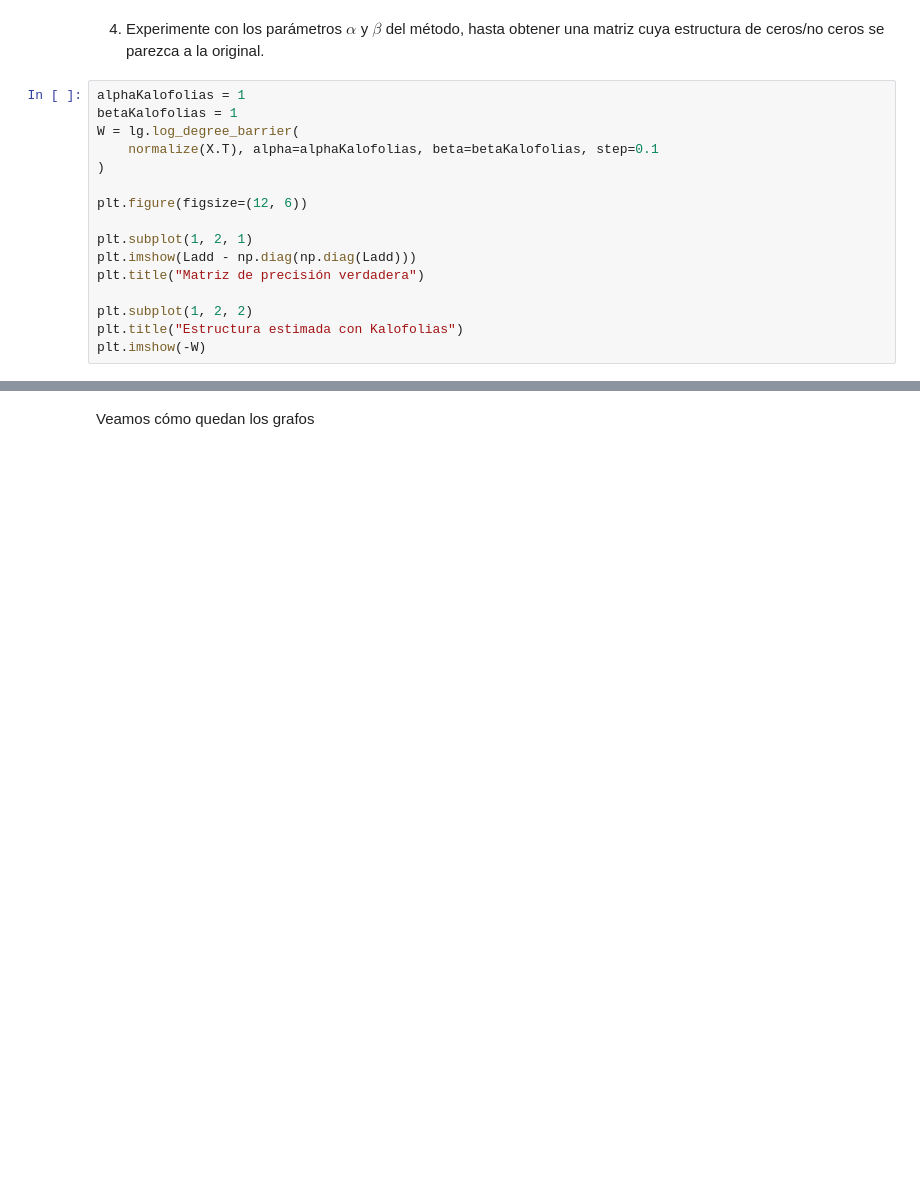
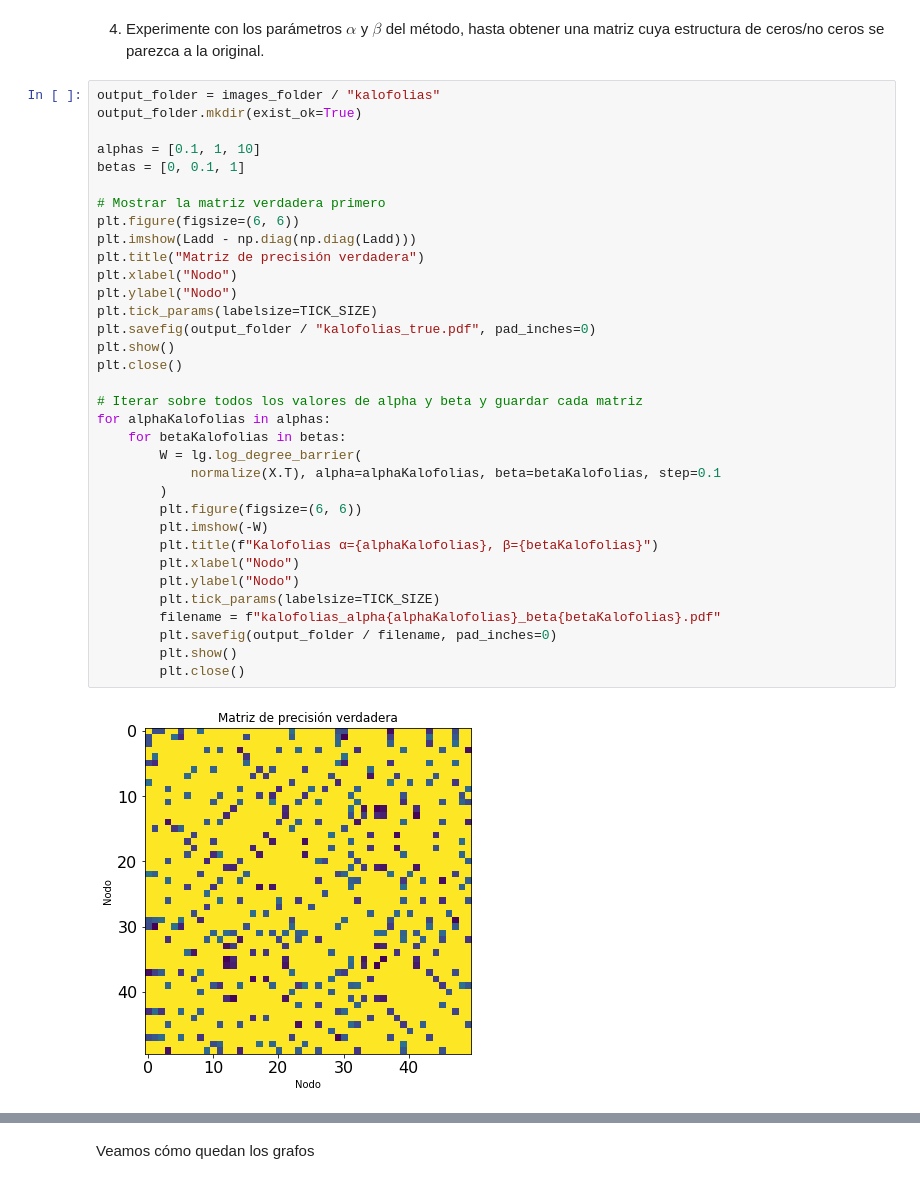
Before and after one commit to j-oflaherty/AA-grafos, a Jupyter notebook: lab4/Lab4_AAG2025.ipynb, the cells around one changed output, grey strips where cells are left out. Drawn from its saved outputs; the diff is of its cells as text; blank space fills up the shorter version.

```diff
--- a/lab4/Lab4_AAG2025.ipynb
+++ b/lab4/Lab4_AAG2025.ipynb
@@ -253,18 +304,38 @@ import learn_graph as lg
 # %% [markdown]
 4.   Experimente con los parámetros $\alpha$ y $\beta$ del método, hasta obtener una matriz cuya estructura de ceros/no ceros se parezca a la original.
-# %%
-alphaKalofolias = 1
-betaKalofolias = 1
-W = lg.log_degree_barrier(
-    normalize(X.T), alpha=alphaKalofolias, beta=betaKalofolias, step=0.1
-)
-
-plt.figure(figsize=(12, 6))
-
-plt.subplot(1, 2, 1)
-plt.imshow(Ladd - np.diag(np.diag(Ladd)))
-plt.title("Matriz de precisión verdadera")
-
-plt.subplot(1, 2, 2)
-plt.title("Estructura estimada con Kalofolias")
-plt.imshow(-W)
+# %%
+output_folder = images_folder / "kalofolias"
+output_folder.mkdir(exist_ok=True)
+
+alphas = [0.1, 1, 10]
+betas = [0, 0.1, 1]
+
+# Mostrar la matriz verdadera primero
+plt.figure(figsize=(6, 6))
+plt.imshow(Ladd - np.diag(np.diag(Ladd)))
+plt.title("Matriz de precisión verdadera")
+plt.xlabel("Nodo")
+plt.ylabel("Nodo")
+plt.tick_params(labelsize=TICK_SIZE)
+plt.savefig(output_folder / "kalofolias_true.pdf", pad_inches=0)
+plt.show()
+plt.close()
+
+# Iterar sobre todos los valores de alpha y beta y guardar cada matriz
+for alphaKalofolias in alphas:
+    for betaKalofolias in betas:
+        W = lg.log_degree_barrier(
+            normalize(X.T), alpha=alphaKalofolias, beta=betaKalofolias, step=0.1
+        )
+        plt.figure(figsize=(6, 6))
+        plt.imshow(-W)
+        plt.title(f"Kalofolias α={alphaKalofolias}, β={betaKalofolias}")
+        plt.xlabel("Nodo")
+        plt.ylabel("Nodo")
+        plt.tick_params(labelsize=TICK_SIZE)
+        filename = f"kalofolias_alpha{alphaKalofolias}_beta{betaKalofolias}.pdf"
+        plt.savefig(output_folder / filename, pad_inches=0)
+        plt.show()
+        plt.close()
+# %% [output]
+[figure, added]
```
Also changed, not shown: parts of 20 cells of this notebook, 19 other files.
